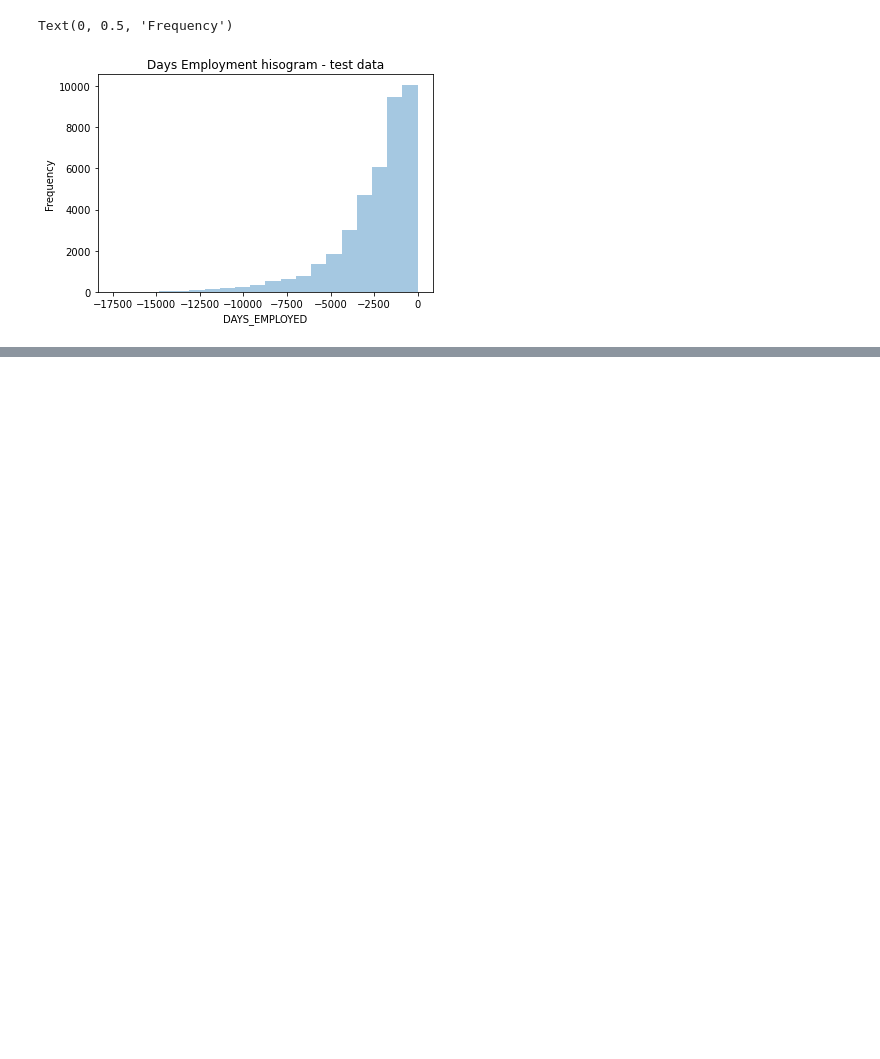
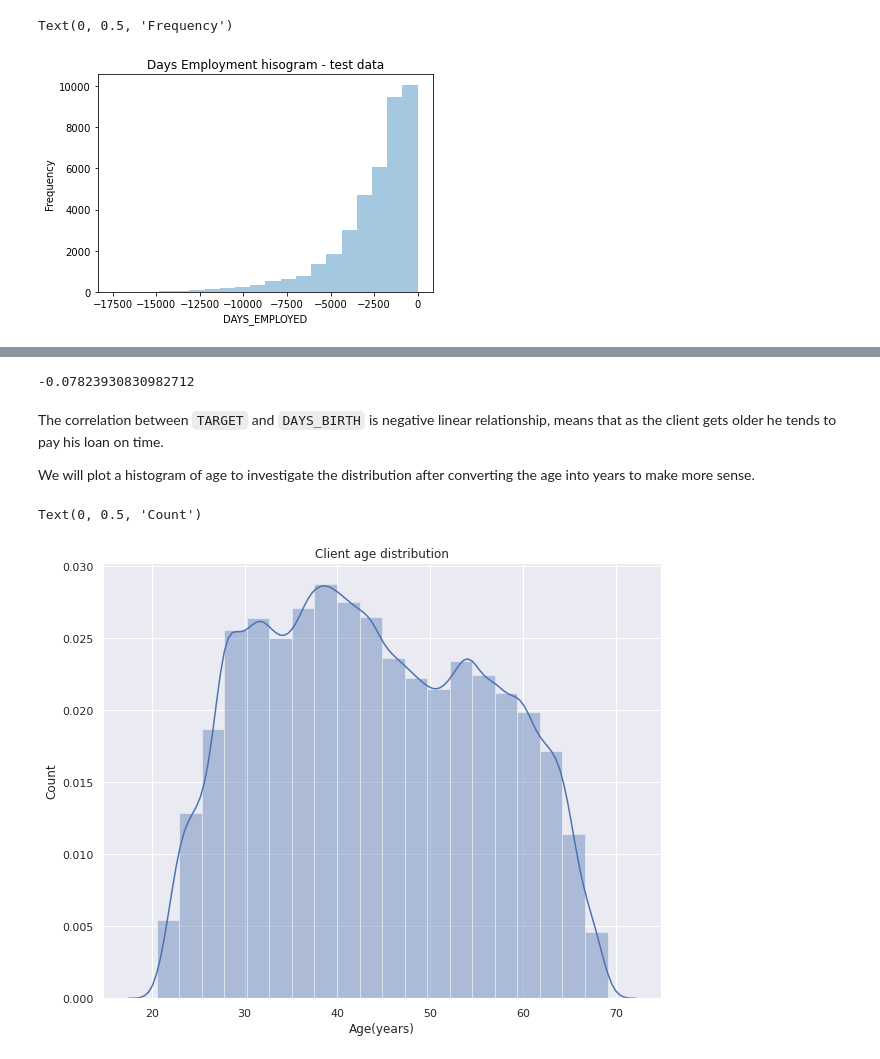
Before and after one commit to salma71/home_credit_risk, a Jupyter notebook: notebooks/credit_risk_part#1.ipynb, the cells around one changed output, grey strips where cells are left out. Cells and saved outputs as stored; diff of their text form; code cells hidden in the pictures; blank space fills up the shorter version.

Commit message:
plot kde age correlaton with the target

```diff
--- a/notebooks/credit_risk_part#1.ipynb
+++ b/notebooks/credit_risk_part#1.ipynb
@@ -377,0 +428,21 @@ Text(0, 0.5, 'Frequency')
+# %%
+# Find the correlation of the positive days since birth and target
+app_train['DAYS_BIRTH'] = abs(app_train['DAYS_BIRTH'])
+app_train['DAYS_BIRTH'].corr(app_train['TARGET'])
+# %% [output]
+-0.07823930830982712
+# %% [markdown]
+The correlation between `TARGET` and `DAYS_BIRTH` is negative linear relationship, means that as the client gets older he tends to pay his loan on time.
+
+We will plot a histogram of age to investigate the distribution after converting the age into years to make more sense.
+# %%
+sns.set(color_codes=True)
+sns.set(rc={'figure.figsize':(10,8)})
+
+ax = sns.distplot(app_train['DAYS_BIRTH']/365, kde = True, bins = 20)
+ax.set_title("Client age distribution")
+ax.set_xlabel("Age(years)")
+ax.set_ylabel("Count")
+# %% [output]
+Text(0, 0.5, 'Count')
+[figure, added]
```
Also changed, not shown: parts of 8 cells of this notebook.
